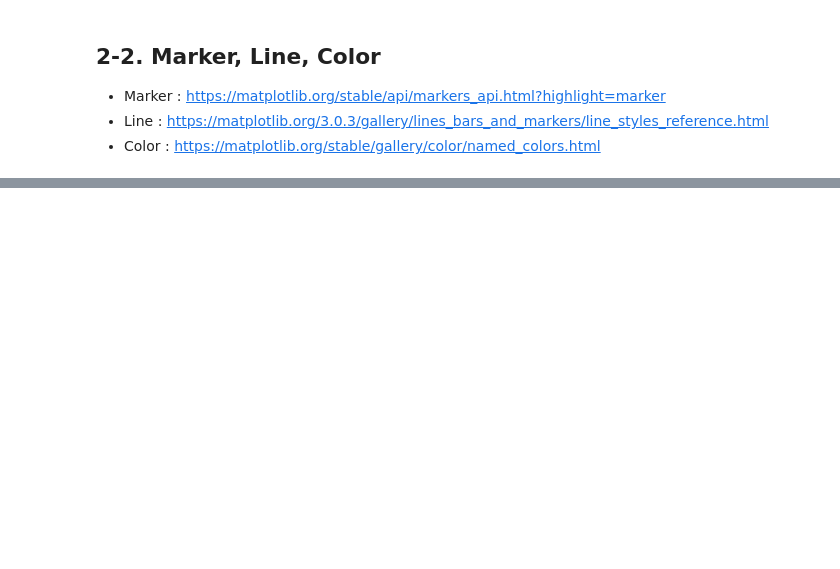
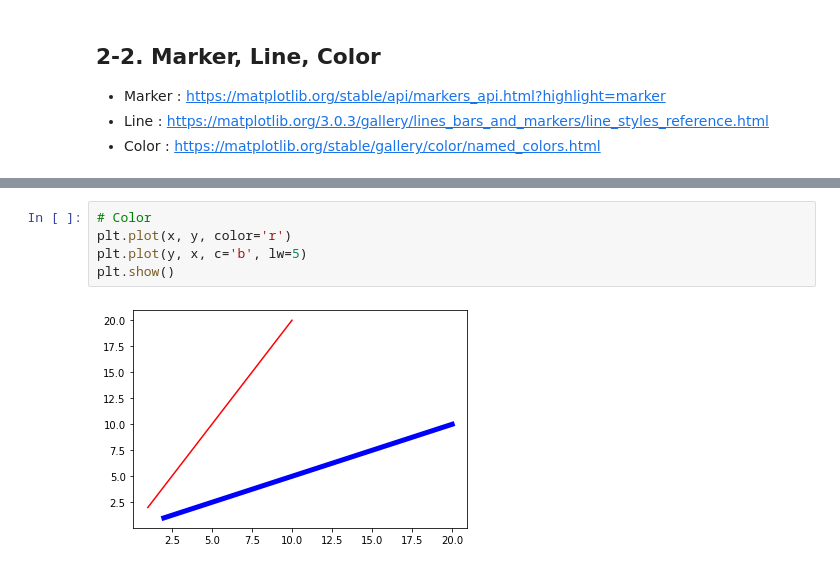
Before and after one commit to CraftyDragon678/study-bigdata, a Jupyter notebook: 30_데이터 시각화/02_Line Plot.ipynb, the cells around one changed output, grey strips where cells are left out. Saved outputs shown, nothing was run; the diff lists cells and outputs as text; blank space fills up the shorter version.

```diff
--- a/30_데이터 시각화/02_Line Plot.ipynb
+++ b/30_데이터 시각화/02_Line Plot.ipynb
@@ -44,0 +57,7 @@ plt.show()
+# %%
+# Color
+plt.plot(x, y, color='r')
+plt.plot(y, x, c='b', lw=5)
+plt.show()
+# %% [output]
+[figure, added]
```
Also changed, not shown: parts of 19 cells of this notebook.
